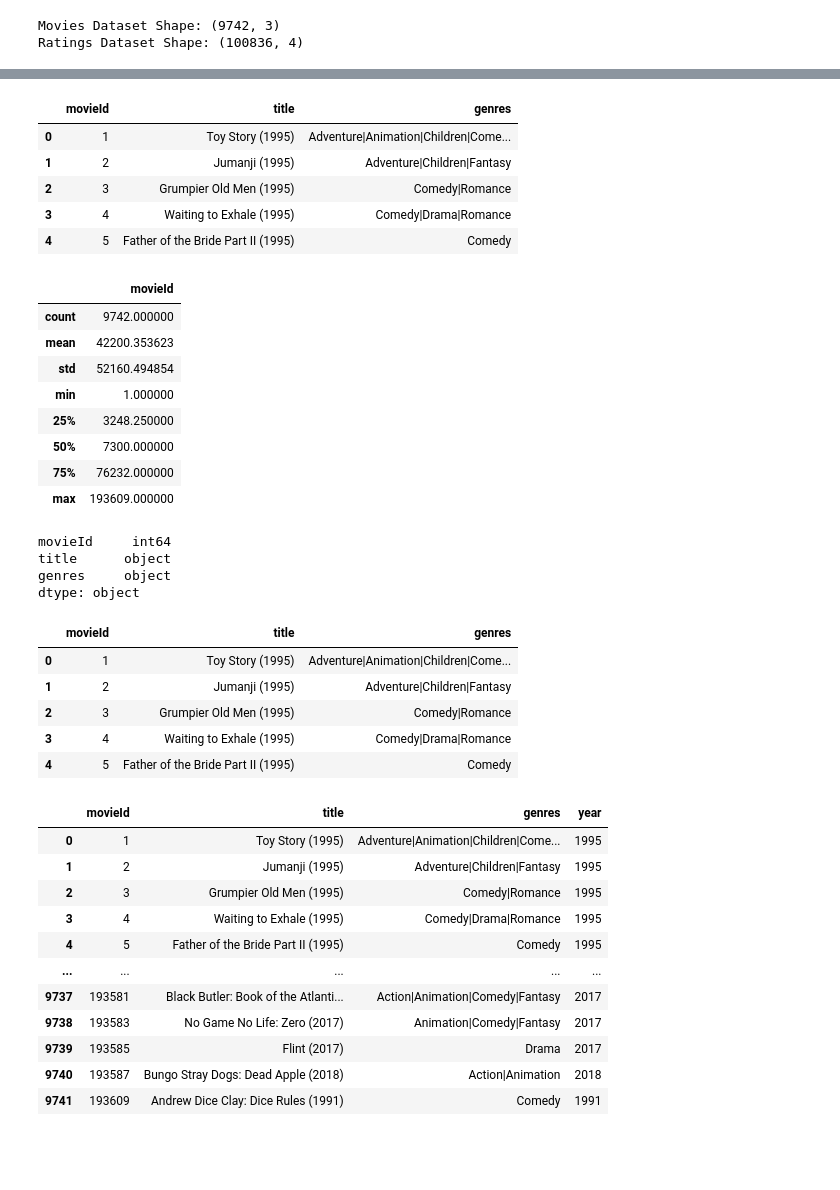
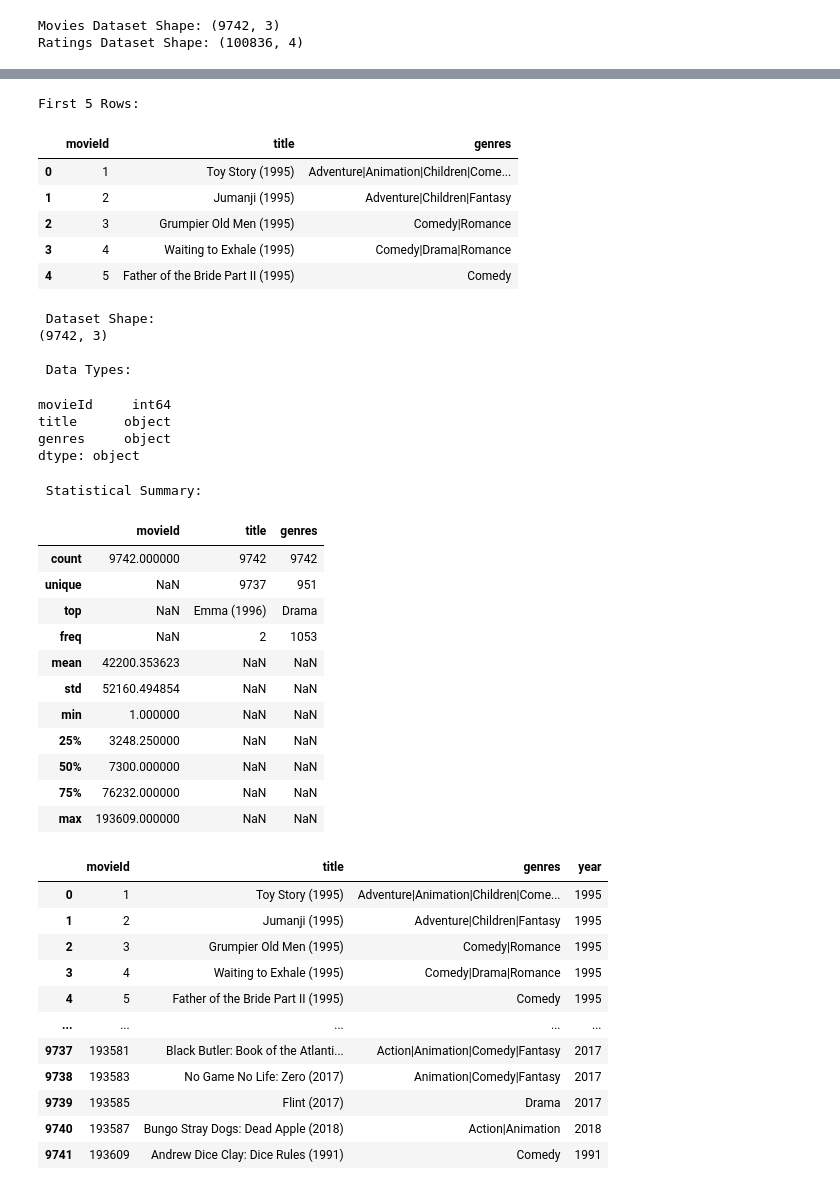
Before and after one commit to M-H-Tabatabai/IMDB-Website-Recommender-System-Project, a Jupyter notebook: recommender_sys_content_based.ipynb, the cells around one changed output, grey strips where cells are left out. Drawn from its saved outputs; the diff is of its cells as text; code cells hidden in the pictures; blank space fills up the shorter version.

Commit message:
feat: add initial exploratory analysis for movies dataset

```diff
--- a/recommender_sys_content_based.ipynb
+++ b/recommender_sys_content_based.ipynb
@@ -54,40 +67,45 @@ Ratings Dataset Shape: (100836, 4)
 # %%
-movies_df.head()
+# Initial Exploration - Movies Dataset
+print("First 5 Rows:")
+display(movies_df.head())
+
+print("\n Dataset Shape:")
+print(movies_df.shape)
+
+print("\n Data Types:")
+display(movies_df.dtypes)
+
+print("\n Statistical Summary:")
+display(movies_df.describe(include='all'))
 # %% [output]
+First 5 Rows:
 |  | movieId | title | genres |
 | 0 | 1 | Toy Story (1995) | Adventure|Animation|Children|Come... |
 | 1 | 2 | Jumanji (1995) | Adventure|Children|Fantasy |
 | 2 | 3 | Grumpier Old Men (1995) | Comedy|Romance |
 | 3 | 4 | Waiting to Exhale (1995) | Comedy|Drama|Romance |
 | 4 | 5 | Father of the Bride Part II (1995) | Comedy |
+ Dataset Shape:
+(9742, 3)
+
+ Data Types:
+movieId     int64
+title      object
+genres     object
+dtype: object
+ Statistical Summary:
+|  | movieId | title | genres |
+| count | 9742.000000 | 9742 | 9742 |
+| unique | NaN | 9737 | 951 |
+| top | NaN | Emma (1996) | Drama |
+| freq | NaN | 2 | 1053 |
+| mean | 42200.353623 | NaN | NaN |
+| std | 52160.494854 | NaN | NaN |
+| min | 1.000000 | NaN | NaN |
+| 25% | 3248.250000 | NaN | NaN |
+| 50% | 7300.000000 | NaN | NaN |
+| 75% | 76232.000000 | NaN | NaN |
+| max | 193609.000000 | NaN | NaN |
-# %%
-movies_df.describe()
-# %% [output]
-|  | movieId |
-| count | 9742.000000 |
-| mean | 42200.353623 |
-| std | 52160.494854 |
-| min | 1.000000 |
-| 25% | 3248.250000 |
-| 50% | 7300.000000 |
-| 75% | 76232.000000 |
-| max | 193609.000000 |
-# %%
-movies_df.dtypes
-# %% [output]
-movieId     int64
-title      object
-genres     object
-dtype: object
-# %%
-movies_df.head()
-# %% [output]
-|  | movieId | title | genres |
-| 0 | 1 | Toy Story (1995) | Adventure|Animation|Children|Come... |
-| 1 | 2 | Jumanji (1995) | Adventure|Children|Fantasy |
-| 2 | 3 | Grumpier Old Men (1995) | Comedy|Romance |
-| 3 | 4 | Waiting to Exhale (1995) | Comedy|Drama|Romance |
-| 4 | 5 | Father of the Bride Part II (1995) | Comedy |
 # %%
 movies_df["year"] = movies_df["title"].str.extract('(\(\d\d\d\d\))', expand=False)
 movies_df["year"] = movies_df["year"].str.extract('(\d\d\d\d)', expand=False)
```
Also changed, not shown: parts of 1 cell of this notebook.
